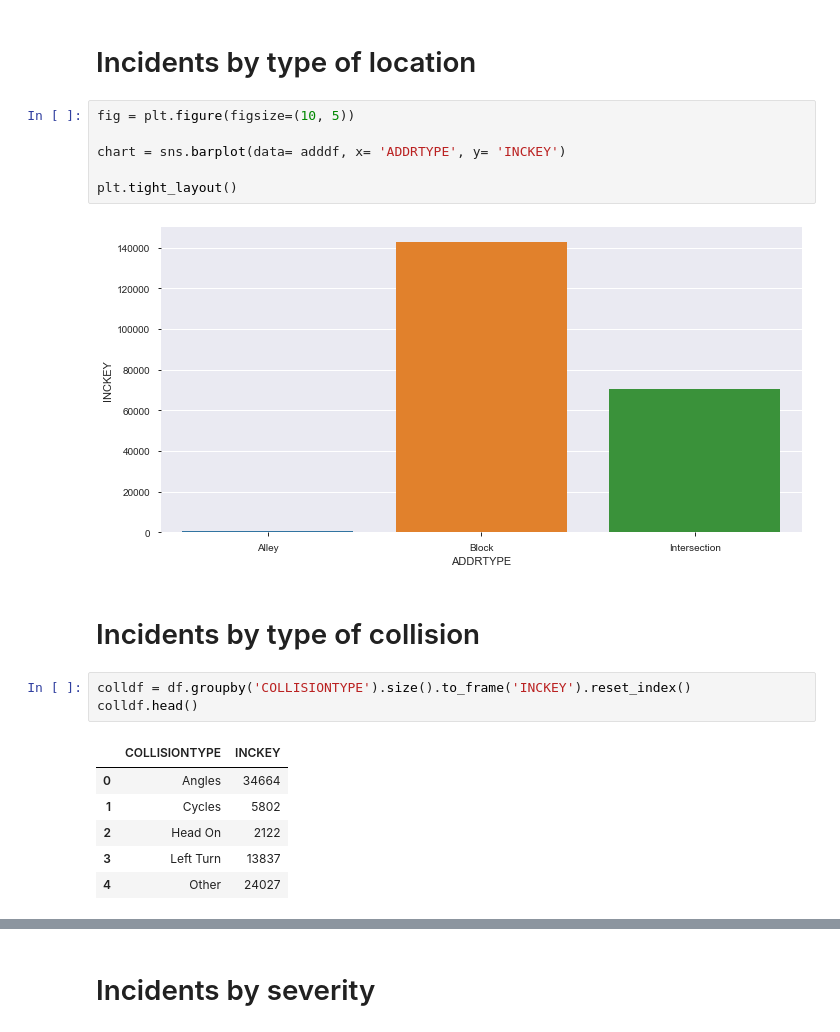
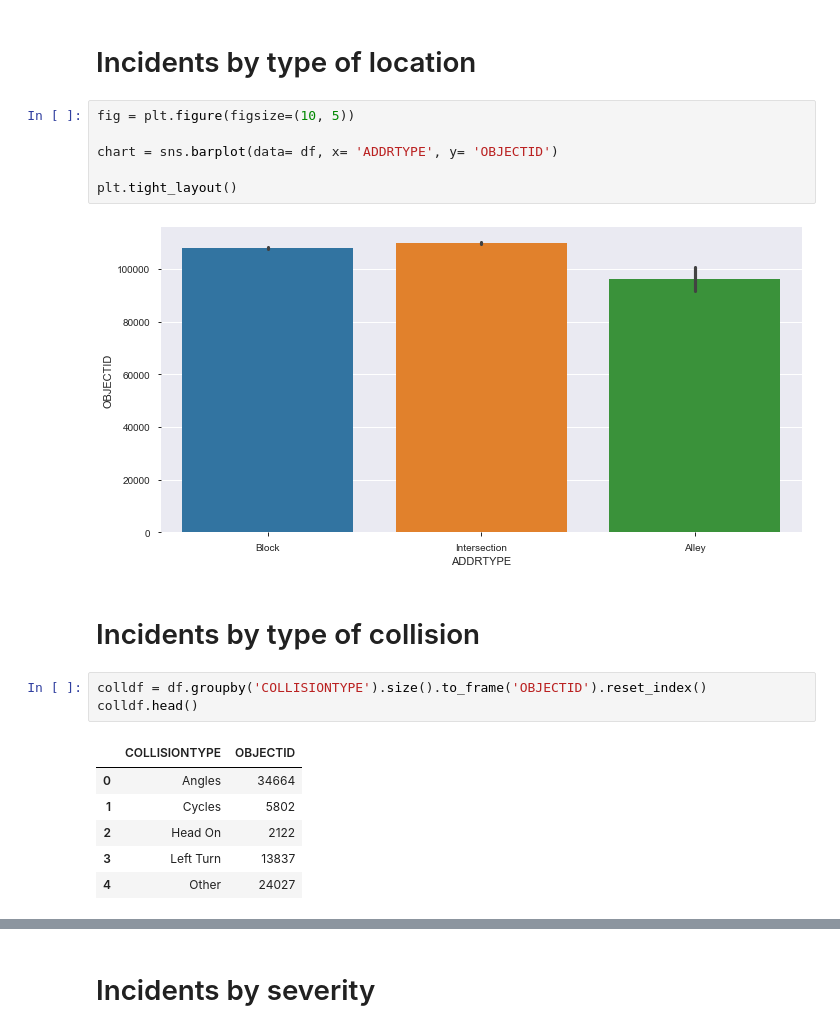
Before and after one commit to orbitse/garbanzo, a Jupyter notebook: Intersection Project.ipynb, the cells around one changed output, grey strips where cells are left out. Drawn from its saved outputs; the diff is of its cells as text.

```diff
--- a/Intersection Project.ipynb
+++ b/Intersection Project.ipynb
@@ -205,18 +386,18 @@ adddf.head()
 # %%
 fig = plt.figure(figsize=(10, 5))
 
-chart = sns.barplot(data= adddf, x= 'ADDRTYPE', y= 'INCKEY')
+chart = sns.barplot(data= df, x= 'ADDRTYPE', y= 'OBJECTID')
 
 plt.tight_layout()
 # %% [output]
-[figure, old version]
+[figure, new version]
 # %% [markdown]
 # Incidents by type of collision
 # %%
-colldf = df.groupby('COLLISIONTYPE').size().to_frame('INCKEY').reset_index()
+colldf = df.groupby('COLLISIONTYPE').size().to_frame('OBJECTID').reset_index()
 colldf.head()
 # %% [output]
-|  | COLLISIONTYPE | INCKEY |
+|  | COLLISIONTYPE | OBJECTID |
 | 0 | Angles | 34664 |
 | 1 | Cycles | 5802 |
 | 2 | Head On | 2122 |
```
Also changed, not shown: parts of 52 cells of this notebook.
